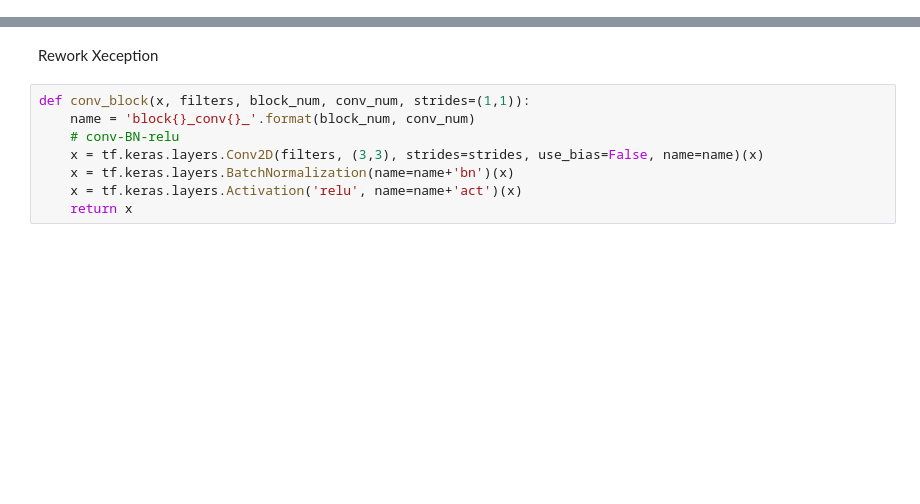
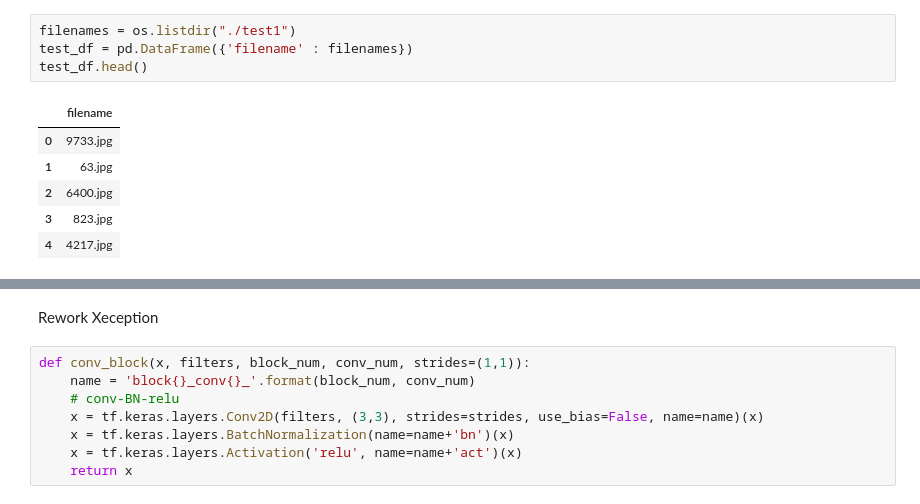
Before and after one commit to ming0352/DL_Practice, a Jupyter notebook: Xeception/Xeception.ipynb, the cells around one changed output, grey strips where cells are left out. Cells and saved outputs as stored; diff of their text form; blank space fills up the shorter version.

```diff
--- a/Xeception/Xeception.ipynb
+++ b/Xeception/Xeception.ipynb
@@ -3,0 +79,11 @@ import numpy as np
+# %%
+filenames = os.listdir("./test1")
+test_df = pd.DataFrame({'filename' : filenames})
+test_df.head()
+# %% [output]
+|  | filename |
+| 0 | 9733.jpg |
+| 1 | 63.jpg |
+| 2 | 6400.jpg |
+| 3 | 823.jpg |
+| 4 | 4217.jpg |
```
Also changed, not shown: parts of 20 cells of this notebook.
